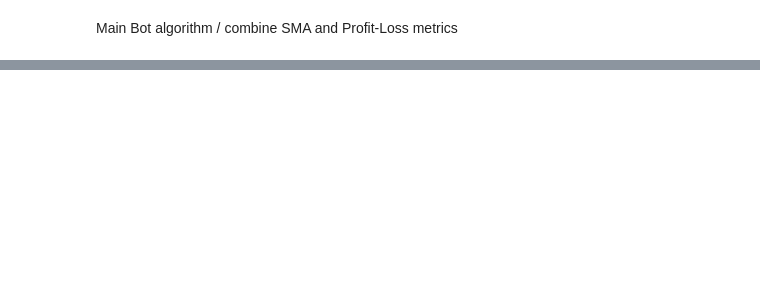
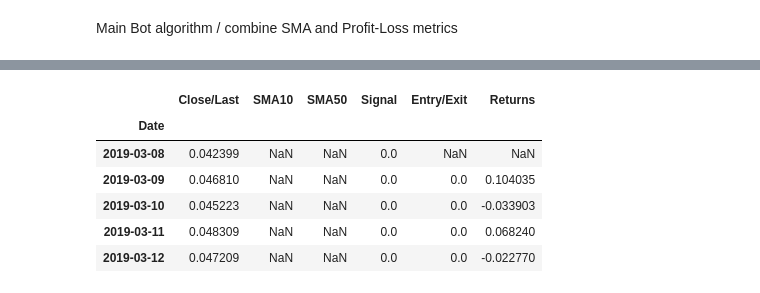
Before and after one commit to Antharithm/Cardano-ML-Solutions, a Jupyter notebook: Trading Bot (MAIN).ipynb, the cells around one changed output, grey strips where cells are left out. Drawn from its saved outputs; the diff is of its cells as text; code cells hidden in the pictures; blank space fills up the shorter version.

```diff
--- a/Trading Bot (MAIN).ipynb
+++ b/Trading Bot (MAIN).ipynb
@@ -32,0 +53,35 @@ ada_historical_df
+# %%
+# Grab just the `date` and `Change %` from the dataset
+ada_trading_df = ada_trading_df.loc[:, ['Close/Last']].copy()
+
+# Set the short window and long windows
+short_window = 10
+long_window = 50
+
+# Generate the short and long moving averages (10 and 50 days, respectively)
+ada_trading_df['SMA10'] = ada_trading_df['Close/Last'].rolling(window=short_window).mean()
+ada_trading_df['SMA50'] = ada_trading_df['Close/Last'].rolling(window=long_window).mean()
+ada_trading_df['Signal'] = 0.0
+
+# Generate the trading signal 0 or 1,
+# where 0 is when the SMA10 is under the SMA50, and
+# where 1 is when the SMA10 is higher (or crosses over) the SMA50
+ada_trading_df['Signal'][short_window:] = np.where(
+ada_trading_df['SMA10'][short_window:] > ada_trading_df['SMA50'][short_window:], 1.0, 0.0)
+
+# Calculate the points in time at which a position should be taken, 1 or -1
+ada_trading_df['Entry/Exit'] = ada_trading_df['Signal'].diff()
+
+# Calculate the daily returns using the closing prices and the pct_change function
+ada_trading_df["Returns"] = ada_trading_df["Close/Last"].pct_change()
+
+# Print the DataFrame
+ada_trading_df.head()
+# %% [output]
+|  | Close/Last | SMA10 | SMA50 | Signal | Entry/Exit | Returns |
+| Date |  |  |  |  |  |  |
+| 2019-03-08 | 0.042399 | NaN | NaN | 0.0 | NaN | NaN |
+| 2019-03-09 | 0.046810 | NaN | NaN | 0.0 | 0.0 | 0.104035 |
+| 2019-03-10 | 0.045223 | NaN | NaN | 0.0 | 0.0 | -0.033903 |
+| 2019-03-11 | 0.048309 | NaN | NaN | 0.0 | 0.0 | 0.068240 |
+| 2019-03-12 | 0.047209 | NaN | NaN | 0.0 | 0.0 | -0.022770 |
```
Also changed, not shown: parts of 24 cells of this notebook.
